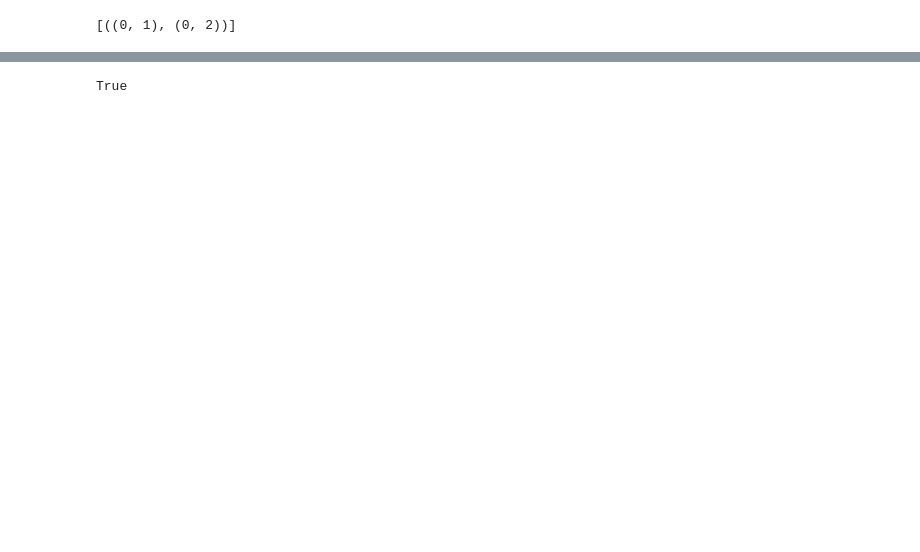
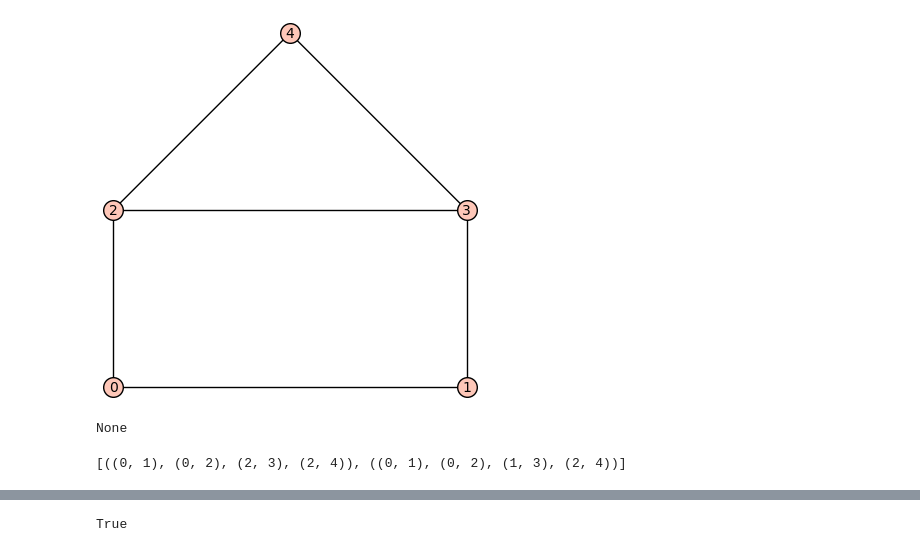
Before and after one commit to Me3P/Tree-Graphs, a Jupyter notebook: Tree Graphs.ipynb, the cells around one changed output, grey strips where cells are left out. Cells and saved outputs as stored; diff of their text form; code cells hidden in the pictures; blank space fills up the shorter version.

```diff
--- a/Tree Graphs.ipynb
+++ b/Tree Graphs.ipynb
@@ -37,8 +40,11 @@ def bfs_tree(G1):
 # %%
-g=graphs.CompleteGraph(3)
+g=graphs.HouseGraph()
+print (g.show())
 bfs_trees(g)
 # %% [output]
+[figure, added]
-[((0, 1), (0, 2))]
+None
+[((0, 1), (0, 2), (2, 3), (2, 4)), ((0, 1), (0, 2), (1, 3), (2, 4))]
 # %%
 # Find all spanning trees of graph G
 def tree_graph(g):
```
Also changed, not shown: parts of 6 cells of this notebook.
